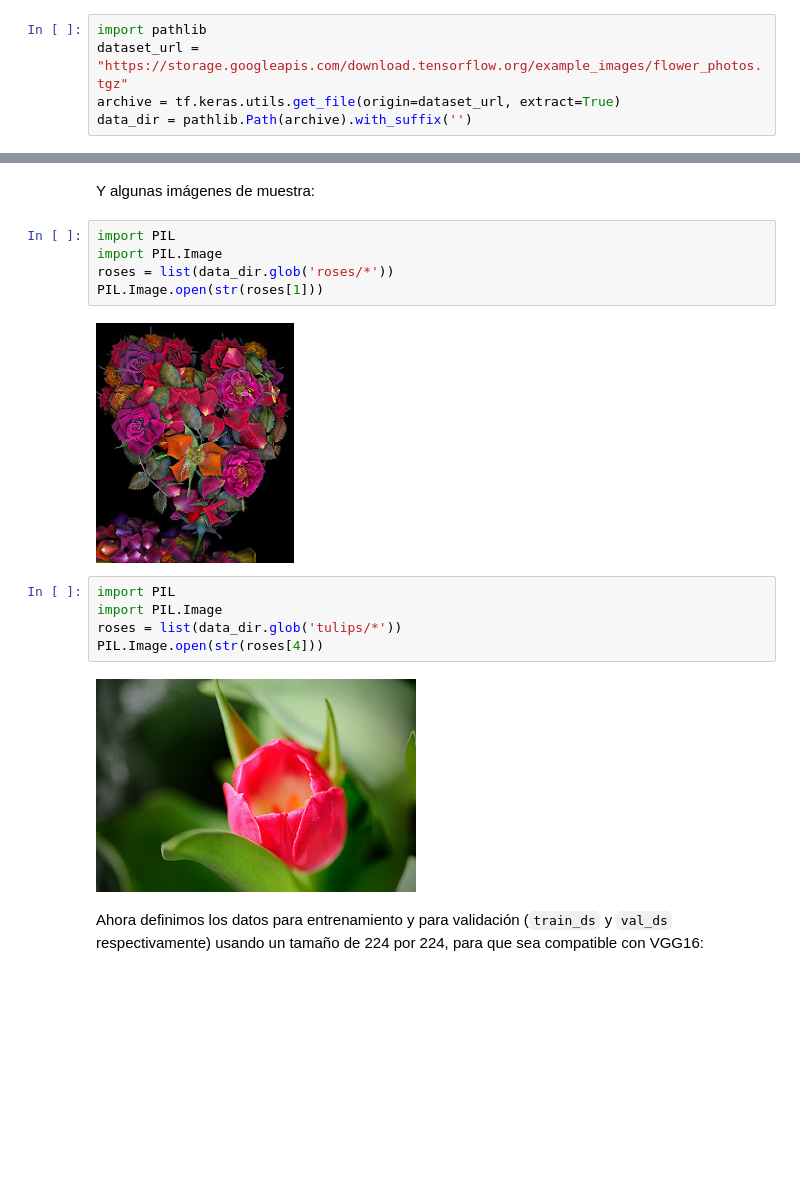
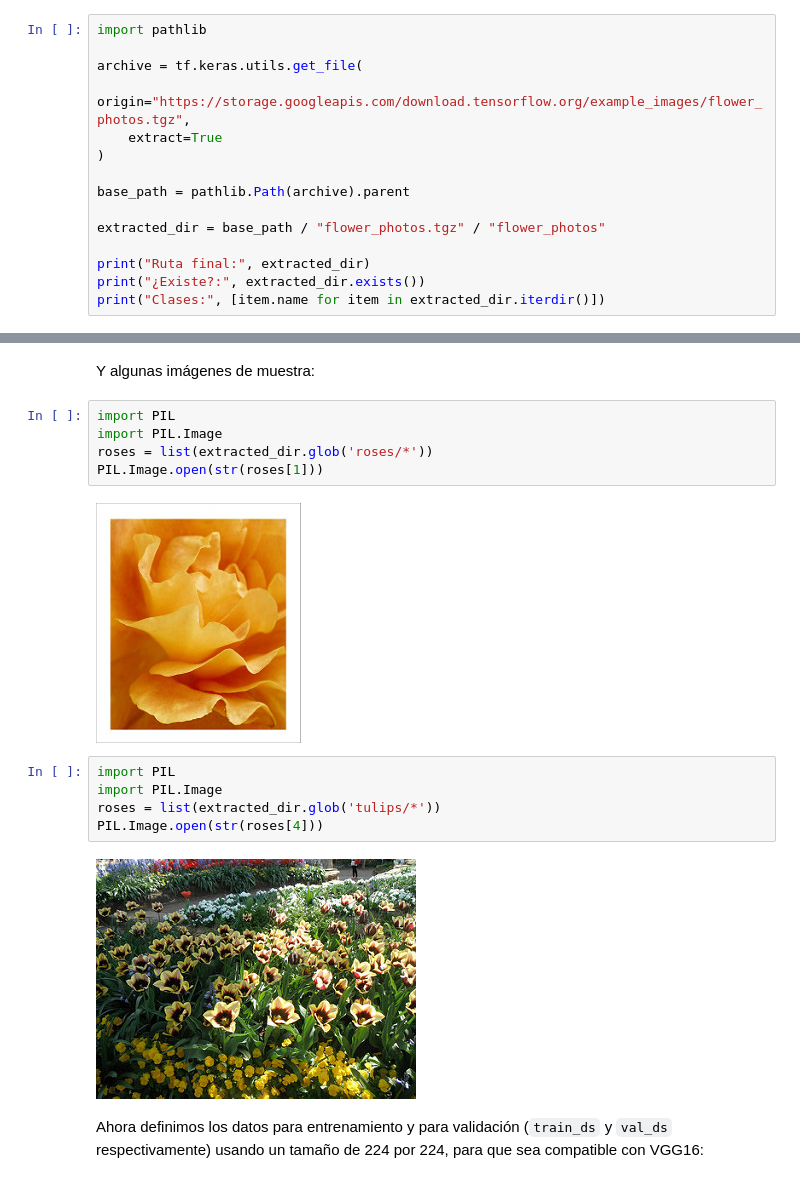
Before and after one commit to darturo12/Deep-Learning_week-6, a Jupyter notebook: S6LC2.ipynb, the cells around one changed output, grey strips where cells are left out. Saved outputs shown, nothing was run; the diff lists cells and outputs as text; blank space fills up the shorter version.

```diff
--- a/S6LC2.ipynb
+++ b/S6LC2.ipynb
@@ -117,8 +122,18 @@ model.compile(optimizer= Adam(learning_rate=0.005, beta_1=0.9, beta_2=0.995), lo
 En este caso, resolveremos un problema de identificación de especies de flores. Se tienen 5 diferentes especies que salen en los datos: daisy (margarita), dandelion (diente de león), roses (rosas), sunflowers (girasoles), y tulips (tulipanes). La base de datos contiene en total 3670 imágenes en color  y se obtiene directamente de un repositorio usando las herramientas de Tensorflow para carga de datos:
 # %%
 import pathlib
-dataset_url = "https://storage.googleapis.com/download.tensorflow.org/example_images/flower_photos.tgz"
-archive = tf.keras.utils.get_file(origin=dataset_url, extract=True)
-data_dir = pathlib.Path(archive).with_suffix('')
+
+archive = tf.keras.utils.get_file(
+    origin="https://storage.googleapis.com/download.tensorflow.org/example_images/flower_photos.tgz",
+    extract=True
+)
+
+base_path = pathlib.Path(archive).parent
+
+extracted_dir = base_path / "flower_photos.tgz" / "flower_photos"
+
+print("Ruta final:", extracted_dir)
+print("¿Existe?:", extracted_dir.exists())
+print("Clases:", [item.name for item in extracted_dir.iterdir()])
 # %% [output]
 Downloading data from https://storage.googleapis.com/download.tensorflow.org/example_images/flower_photos.tgz
@@ -135,17 +153,17 @@ Y algunas imágenes de muestra:
 # %%
 import PIL
 import PIL.Image
-roses = list(data_dir.glob('roses/*'))
+roses = list(extracted_dir.glob('roses/*'))
 PIL.Image.open(str(roses[1]))
 # %% [output]
-[figure, old version]
+[figure, new version]
 # %%
 import PIL
 import PIL.Image
-roses = list(data_dir.glob('tulips/*'))
+roses = list(extracted_dir.glob('tulips/*'))
 PIL.Image.open(str(roses[4]))
 # %% [output]
-[figure, old version]
+[figure, new version]
 # %% [markdown]
 Ahora definimos los datos para entrenamiento y para validación (`train_ds` y `val_ds` respectivamente) usando un tamaño de 224 por 224, para que sea compatible con VGG16:
 # %%
```
Also changed, not shown: parts of 14 cells of this notebook.
